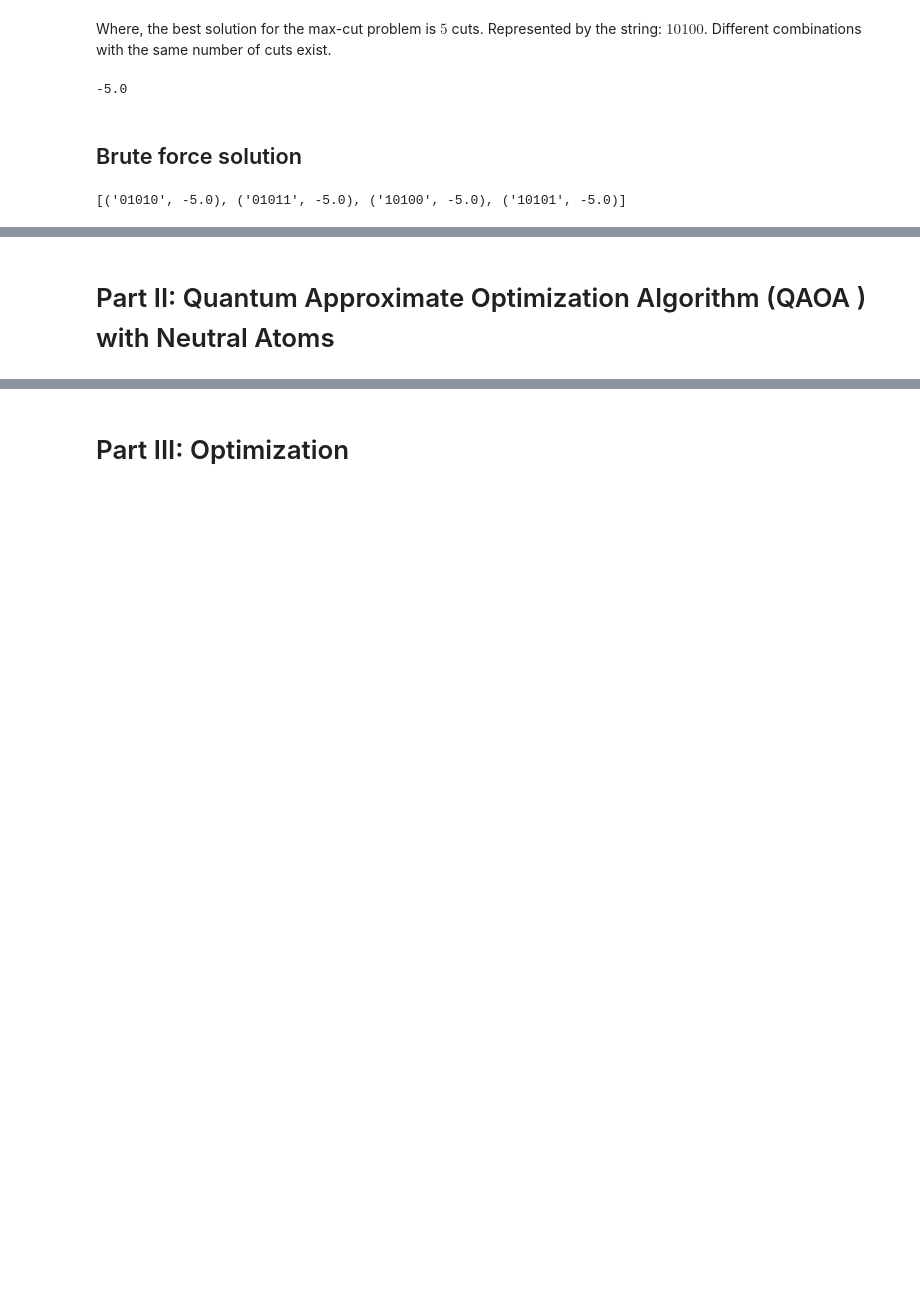
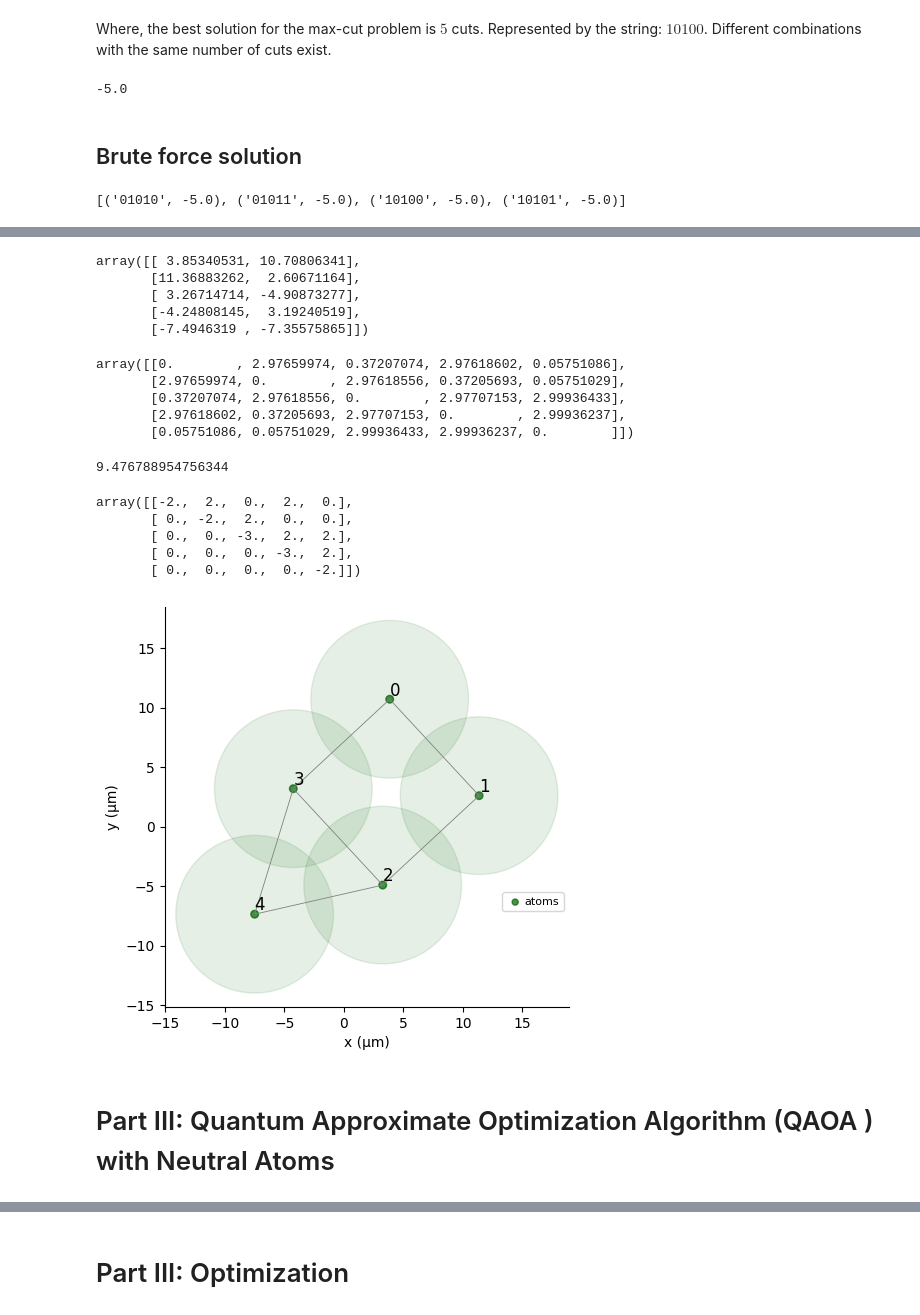
Before and after one commit to victor-onofre/pasqal_project, a Jupyter notebook: Neutral_Atoms_maxcut.ipynb, the cells around one changed output, grey strips where cells are left out. Cells and saved outputs as stored; diff of their text form; code cells hidden in the pictures; blank space fills up the shorter version.

```diff
--- a/Neutral_Atoms_maxcut.ipynb
+++ b/Neutral_Atoms_maxcut.ipynb
@@ -189,0 +208,36 @@ print(brute_force(Q_matrix_3 )[:4])
+# %%
+def evaluate_mapping(new_coords, *args):
+    """Cost function to minimize. Ideally, the pairwise
+    distances are conserved"""
+    Q, shape = args
+    new_coords = np.reshape(new_coords, shape)
+    new_Q = squareform(
+        Chadoq2.interaction_coeff/ pdist(new_coords) ** 6
+    )
+    return np.linalg.norm(new_Q - Q)
+
+def create_register(qubo_matrix):
+
+    shape = (len(qubo_matrix), 2)
+    costs = []
+    np.random.seed(0)
+    x0 = np.random.random(shape).flatten()
+    res = minimize(
+        evaluate_mapping,
+        x0,
+        args=(qubo_matrix*15, shape),
+        method="COBYLA",
+        tol=1e-6,
+        options={"maxiter": 200000},
+    )
+
+    return np.reshape(res.x, (len(qubo_matrix), 2))
+# %%
+coords = create_register(Q_matrix_3)
+coords
+# %% [output]
+array([[ 3.85340531, 10.70806341],
+       [11.36883262,  2.60671164],
+       [ 3.26714714, -4.90873277],
+       [-4.24808145,  3.19240519],
+       [-7.4946319 , -7.35575865]])
@@ -190,2 +250,32 @@ print(brute_force(Q_matrix_3 )[:4])
+# %%
+new_Q
+# %% [output]
+array([[0.        , 2.97659974, 0.37207074, 2.97618602, 0.05751086],
+       [2.97659974, 0.        , 2.97618556, 0.37205693, 0.05751029],
+       [0.37207074, 2.97618556, 0.        , 2.97707153, 2.99936433],
+       [2.97618602, 0.37205693, 2.97707153, 0.        , 2.99936237],
+       [0.05751086, 0.05751029, 2.99936433, 2.99936237, 0.        ]])
+# %%
+np.linalg.norm(new_Q - Q_matrix_3)
+# %% [output]
+9.476788954756344
+# %%
+Q_matrix_3
+# %% [output]
+array([[-2.,  2.,  0.,  2.,  0.],
+       [ 0., -2.,  2.,  0.,  0.],
+       [ 0.,  0., -3.,  2.,  2.],
+       [ 0.,  0.,  0., -3.,  2.],
+       [ 0.,  0.,  0.,  0., -2.]])
+# %%
+qubits_test = dict(enumerate(coords))
+reg_test = Register(qubits_test)
+reg_test.draw(
+    blockade_radius=Chadoq2.rydberg_blockade_radius(1.0),
+    draw_graph=True,
+    draw_half_radius=True,
+)
+# %% [output]
+[figure, added]
 # %% [markdown]
-# Part II: Quantum Approximate Optimization Algorithm (QAOA ) with Neutral Atoms
+# Part III: Quantum Approximate Optimization Algorithm (QAOA ) with Neutral Atoms
```
Also changed, not shown: parts of 33 cells of this notebook, 1 other file.
